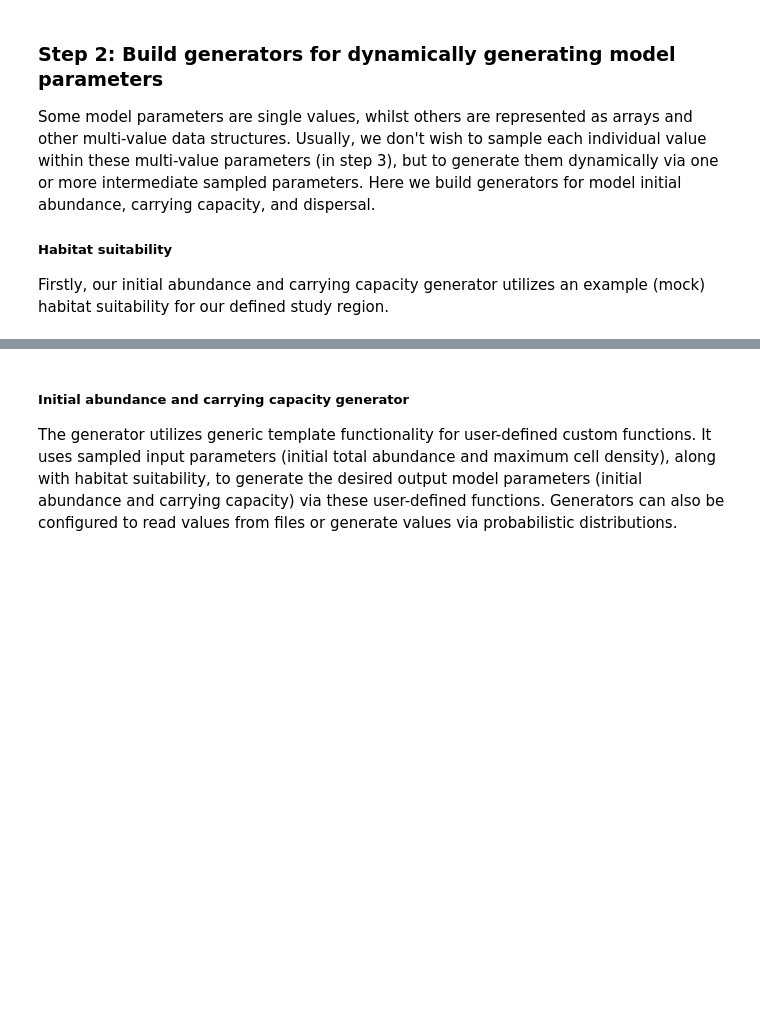
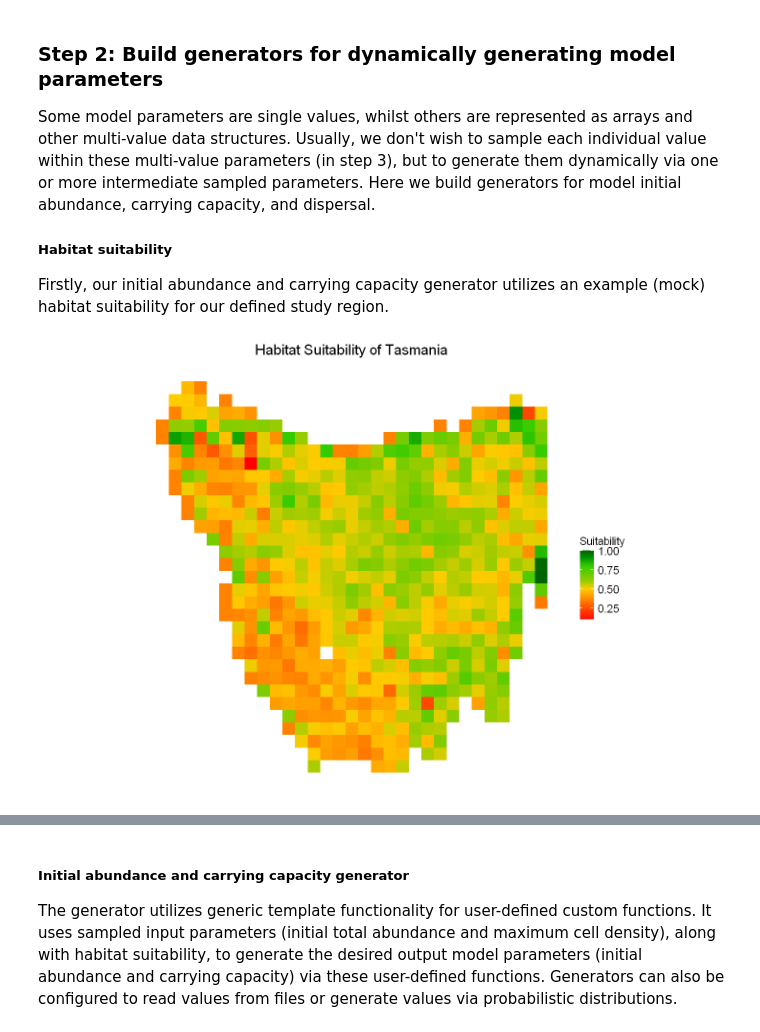
Before and after one commit to je-suis-tm/Devil-Project, a Jupyter notebook: Chapter1/Tasmania/poems tasmania validate base.ipynb, the cells around one changed output, grey strips where cells are left out. Drawn from its saved outputs; the diff is of its cells as text; code cells hidden in the pictures; blank space fills up the shorter version.

```diff
--- a/Chapter1/Tasmania/poems tasmania validate base.ipynb
+++ b/Chapter1/Tasmania/poems tasmania validate base.ipynb
@@ -249,6 +253,41 @@ initial abundance, carrying capacity, and dispersal.
 ##### Habitat suitability
 Firstly, our initial abundance and carrying capacity generator utilizes an example
 (mock) habitat suitability for our defined study region.
+# %%
+# Example habitat suitability data
+example_hs <- suitability$pred
+example_hs_raster <- region$region_raster
+
+# Assign habitat suitability values to the raster
+example_hs_raster[region$region_indices] <- example_hs
+
+# Convert raster to points (coordinates and values) for ggplot2
+raster_df <- as.data.frame(rasterToPoints(example_hs_raster))
+colnames(raster_df) <- c("Longitude", "Latitude", "Suitability")
+
+# Create ggplot with color gradient using scale_fill_gradientn
+ggplot(raster_df, aes(x = Longitude, y = Latitude, fill = Suitability)) +
+  geom_raster() +
+  scale_fill_gradientn(colors = c("#FF0000", "#FF3300", "#FF6600", "#FF9900", "#FFCC00",
+             "#99CC00", "#66CC00", "#33CC00", "#009900", "#006400"),
+                        limits = c(min(example_hs), max(example_hs)),name='Suitability')  +
+  labs(
+    title = "Habitat Suitability of Tasmania",
+  ) +
+  theme_minimal() +
+  theme(aspect.ratio = 1,  # Force a 1:1 aspect ratio
+        axis.text = element_blank(),  # Remove axis labels
+        axis.ticks = element_blank(),  # Remove axis ticks
+        panel.grid.major = element_blank(),  # Remove major gridlines
+        panel.grid.minor = element_blank(),  # Remove minor gridlines
+        axis.title.x = element_blank(),  # Remove x-axis label
+        axis.title.y = element_blank(),  # Remove y-axis label
+        legend.text = element_text(size = 14),  # Make the legend text larger
+        legend.title = element_text(size = 14),  # Make the legend title larger
+        plot.title = element_text(size = 18, hjust = 0.5)
+  )+coord_fixed(ratio = 1)  # Ensure the plot has a square aspect ratio
+# %% [output]
+[figure, added]
 # %%
 # Example habitat suitability
 example_hs=suitability$pred
```
Also changed, not shown: parts of 15 cells of this notebook.
